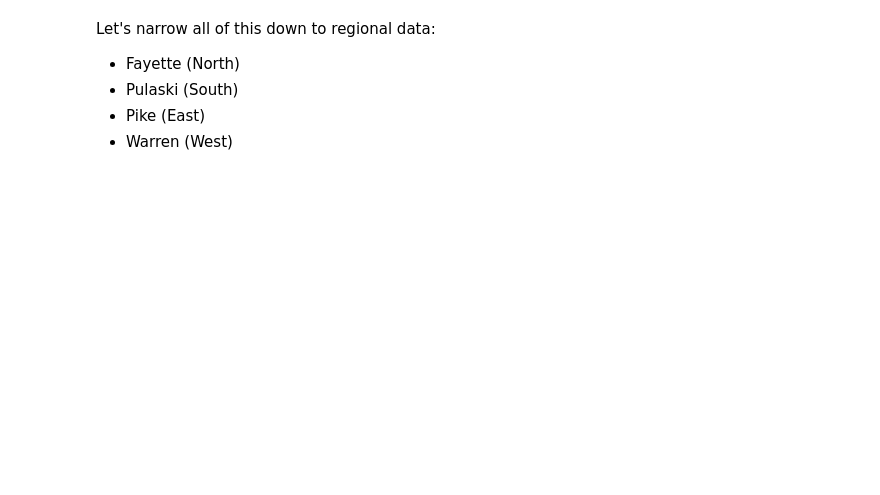
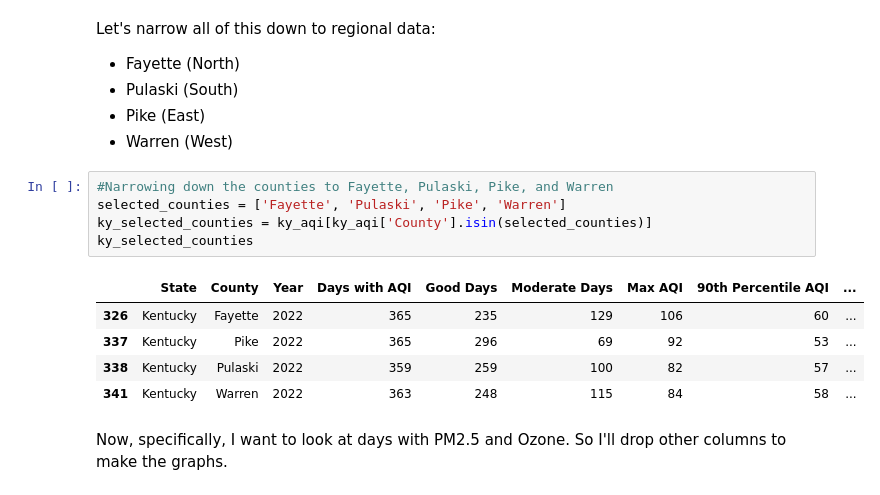
Before and after one commit to DaviLeeAnn/air_quality_and_hospital_admission_rates, a Jupyter notebook: Notebooks/air_quality_and_hospital_admission_rates_in_2022.ipynb, the cells around one changed output. Cells and saved outputs as stored; diff of their text form; blank space fills up the shorter version.

```diff
--- a/Notebooks/air_quality_and_hospital_admission_rates_in_2022.ipynb
+++ b/Notebooks/air_quality_and_hospital_admission_rates_in_2022.ipynb
@@ -243,3 +243,16 @@ Let's narrow all of this down to regional data:
 - Pulaski (South) <br>
 - Pike (East) <br>
 - Warren (West)
+# %%
+#Narrowing down the counties to Fayette, Pulaski, Pike, and Warren
+selected_counties = ['Fayette', 'Pulaski', 'Pike', 'Warren']
+ky_selected_counties = ky_aqi[ky_aqi['County'].isin(selected_counties)]
+ky_selected_counties
+# %% [output]
+|  | State | County | Year | Days with AQI | Good Days | Moderate Days | Max AQI | 90th Percentile AQI | ... |
+| 326 | Kentucky | Fayette | 2022 | 365 | 235 | 129 | 106 | 60 | ... |
+| 337 | Kentucky | Pike | 2022 | 365 | 296 | 69 | 92 | 53 | ... |
+| 338 | Kentucky | Pulaski | 2022 | 359 | 259 | 100 | 82 | 57 | ... |
+| 341 | Kentucky | Warren | 2022 | 363 | 248 | 115 | 84 | 58 | ... |
+# %% [markdown]
+Now, specifically, I want to look at days with PM2.5 and Ozone. So I'll drop other columns to make the graphs.
```
Also changed, not shown: parts of 5 cells of this notebook, 1 other file.
